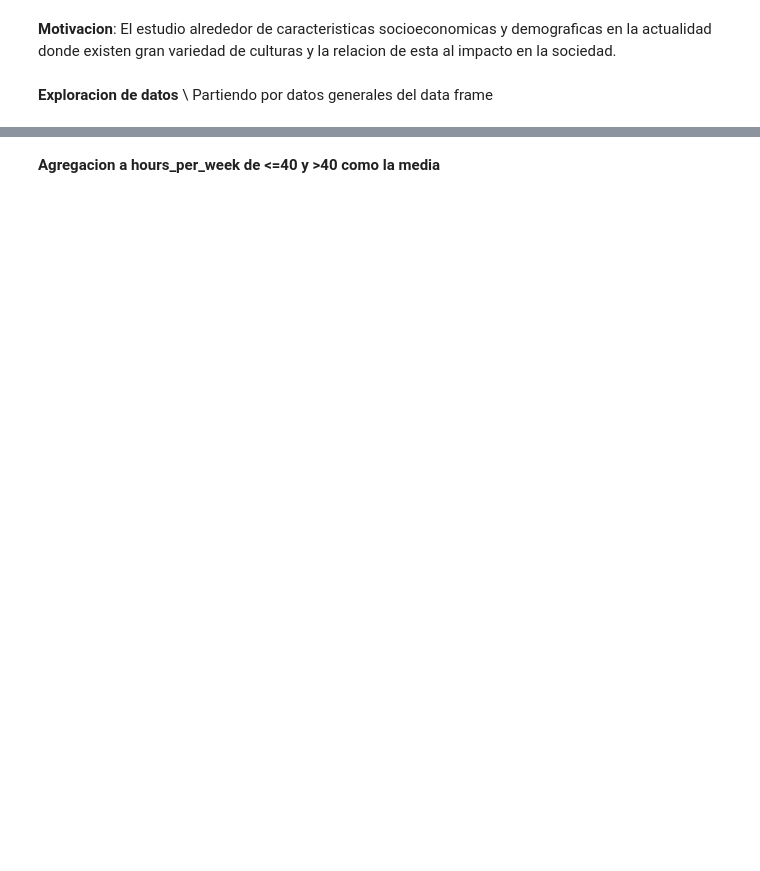
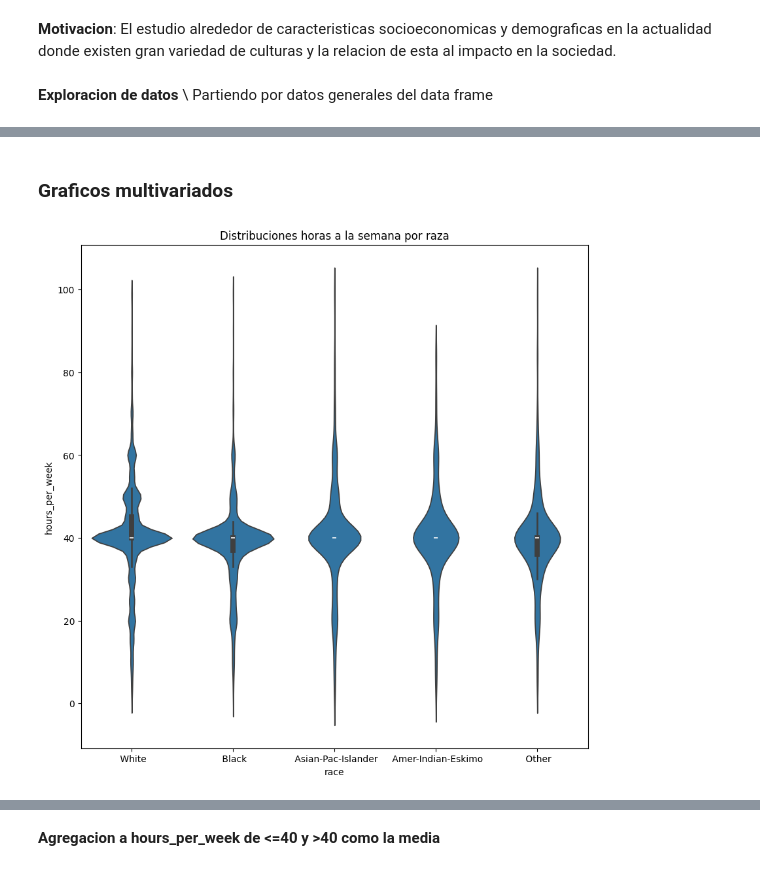
Before and after one commit to BnjmnNicholas/Proyecto_mineria_cc5205, a Jupyter notebook: Reporte_Hito_1.ipynb, the cells around one changed output, grey strips where cells are left out. Saved outputs shown, nothing was run; the diff lists cells and outputs as text; code cells hidden in the pictures; blank space fills up the shorter version.

```diff
--- a/Reporte_Hito_1.ipynb
+++ b/Reporte_Hito_1.ipynb
@@ -72,0 +159,11 @@ filas_duplicadas_id
+# %% [markdown]
+### Graficos multivariados
+# %%
+# hours vs race
+
+plt.figure(figsize=(10, 10))
+sns.violinplot(x='race', y='hours_per_week', data=df)
+plt.title('Distribuciones horas a la semana por raza')
+plt.show()
+# %% [output]
+[figure, added]
```
Also changed, not shown: parts of 36 cells of this notebook.
